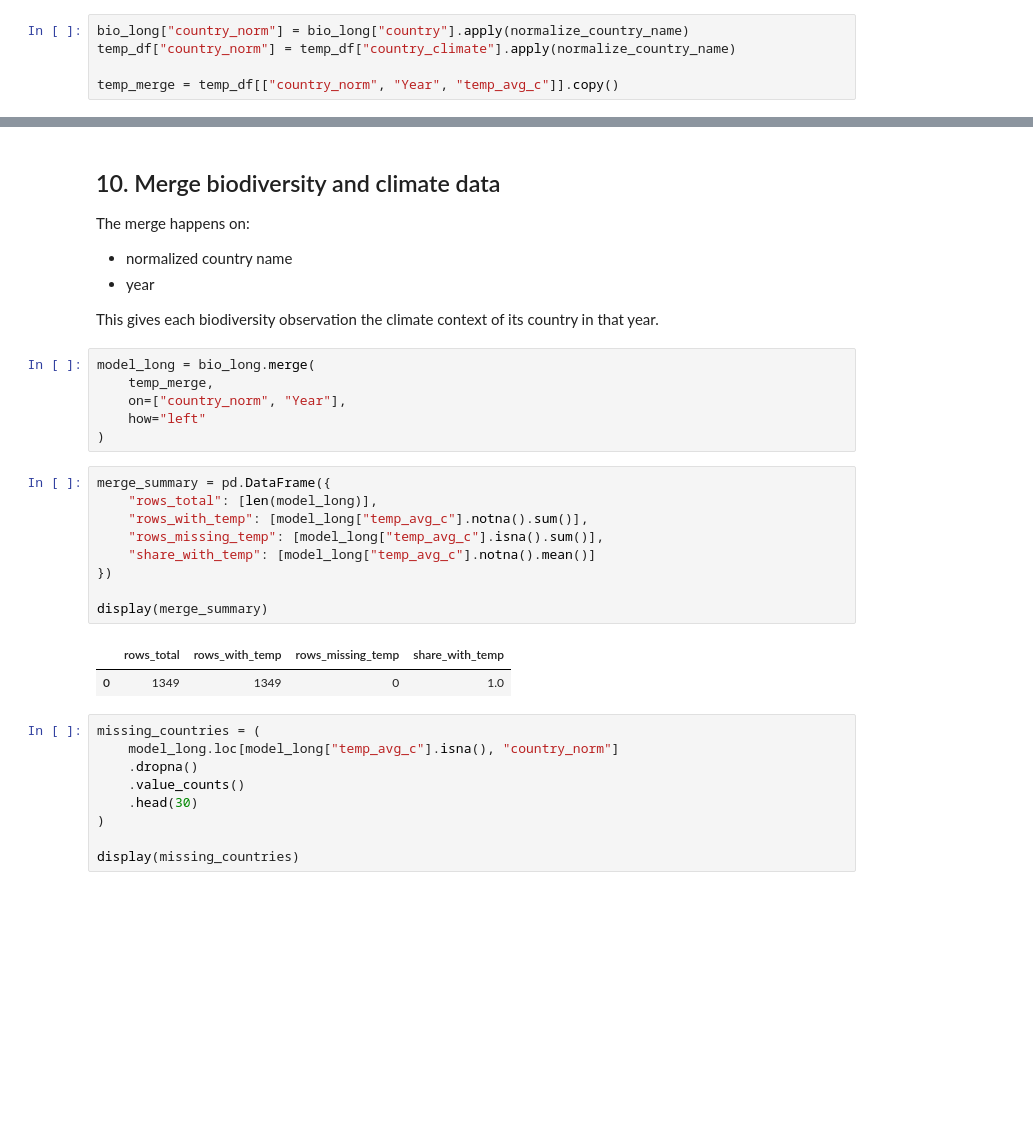
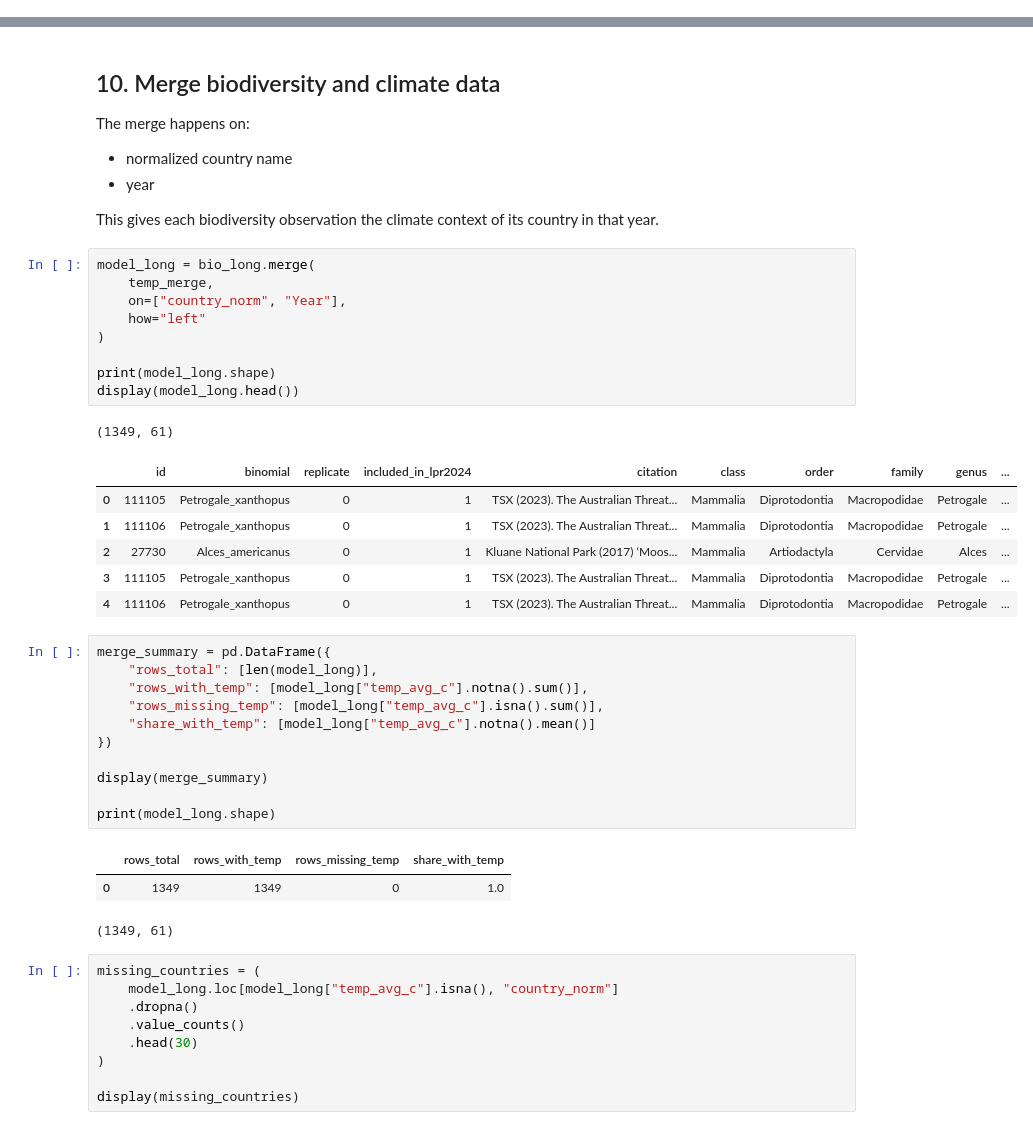
Before and after one commit to lukasbals/animal-diversity-prediction, a Jupyter notebook: notebooks/climate_data_integration_temperature_v2.ipynb, the cells around one changed output, grey strips where cells are left out. Cells and saved outputs as stored; diff of their text form; blank space fills up the shorter version.

Commit message:
Integration of climate and human covariants

```diff
--- a/notebooks/climate_data_integration.ipynb
+++ b/notebooks/climate_data_integration_temperature_v2.ipynb
@@ -523,11 +506,6 @@ def normalize_country_name(x):
     }
 
     return country_fixes.get(x, x)
-# %%
-bio_long["country_norm"] = bio_long["country"].apply(normalize_country_name)
-temp_df["country_norm"] = temp_df["country_climate"].apply(normalize_country_name)
-
-temp_merge = temp_df[["country_norm", "Year", "temp_avg_c"]].copy()
 # %% [markdown]
 ## 8. Build biodiversity panel
 
@@ -693,9 +671,20 @@ This gives each biodiversity observation the climate context of its country in t
 # %%
 model_long = bio_long.merge(
     temp_merge,
     on=["country_norm", "Year"],
     how="left"
 )
+
+print(model_long.shape)
+display(model_long.head())
+# %% [output]
+(1349, 61)
+|  | id | binomial | replicate | included_in_lpr2024 | citation | class | order | family | genus | ... |
+| 0 | 111105 | Petrogale_xanthopus | 0 | 1 | TSX (2023). The Australian Threat... | Mammalia | Diprotodontia | Macropodidae | Petrogale | ... |
+| 1 | 111106 | Petrogale_xanthopus | 0 | 1 | TSX (2023). The Australian Threat... | Mammalia | Diprotodontia | Macropodidae | Petrogale | ... |
+| 2 | 27730 | Alces_americanus | 0 | 1 | Kluane National Park (2017) ‘Moos... | Mammalia | Artiodactyla | Cervidae | Alces | ... |
+| 3 | 111105 | Petrogale_xanthopus | 0 | 1 | TSX (2023). The Australian Threat... | Mammalia | Diprotodontia | Macropodidae | Petrogale | ... |
+| 4 | 111106 | Petrogale_xanthopus | 0 | 1 | TSX (2023). The Australian Threat... | Mammalia | Diprotodontia | Macropodidae | Petrogale | ... |
 # %%
 merge_summary = pd.DataFrame({
     "rows_total": [len(model_long)],
@@ -705,9 +694,12 @@ merge_summary = pd.DataFrame({
 })
 
 display(merge_summary)
+
+print(model_long.shape)
 # %% [output]
 |  | rows_total | rows_with_temp | rows_missing_temp | share_with_temp |
 | 0 | 1349 | 1349 | 0 | 1.0 |
+(1349, 61)
 # %%
 missing_countries = (
     model_long.loc[model_long["temp_avg_c"].isna(), "country_norm"]
```
Also changed, not shown: parts of 7 cells of this notebook, 24 other files.
